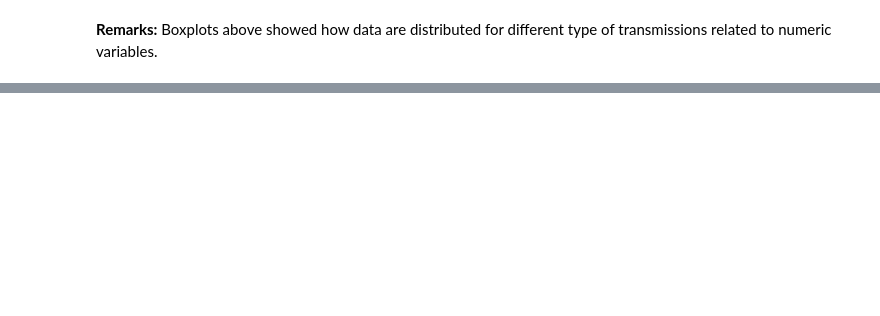
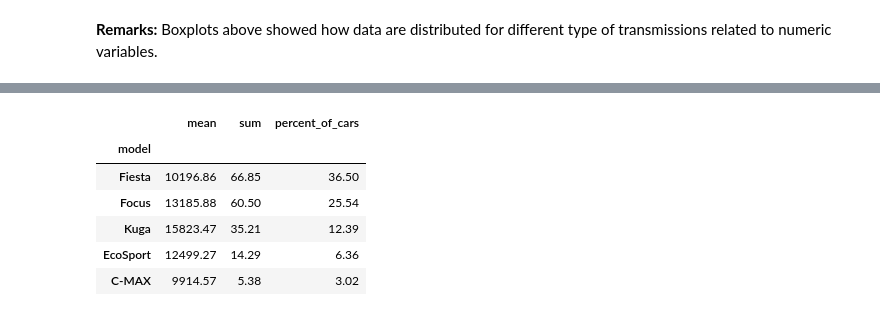
Before and after one commit to mdsaifulislam165/ford_used_car_analysis, a Jupyter notebook: ford_used_car_EDA.ipynb, the cells around one changed output, grey strips where cells are left out. Saved outputs shown, nothing was run; the diff lists cells and outputs as text; code cells hidden in the pictures; blank space fills up the shorter version.

```diff
--- a/ford_used_car_EDA.ipynb
+++ b/ford_used_car_EDA.ipynb
@@ -579,0 +584,5 @@ plt.show()
+# %%
+# Data Aggregation
+df_agg_model = df.groupby('model')['price'].agg(['count', 'mean', 'sum'])
+
+display(df_agg_model)
@@ -579,0 +608,26 @@ plt.show()
+# %%
+#Data preprocessing before visualization
+# sort the dataframe based on the column 'count'
+df_agg_model = df_agg_model.sort_values(by='count', ascending=False)
+
+# create a new column percentage of the cars in each model
+df_agg_model['percent_of_cars'] = (df_agg_model['count']/df_agg_model['count'].sum())*100
+
+# convert the 'sum' column in millions
+df_agg_model['sum'] = df_agg_model['sum']/1000000
+
+# keep up to two decimal points
+df_agg_model = df_agg_model.round(2)
+
+# remove the 'count' column
+df_agg_model = df_agg_model.drop('count', axis=1)
+
+display(df_agg_model.head())
+# %% [output]
+|  | mean | sum | percent_of_cars |
+| model |  |  |  |
+| Fiesta | 10196.86 | 66.85 | 36.50 |
+| Focus | 13185.88 | 60.50 | 25.54 |
+| Kuga | 15823.47 | 35.21 | 12.39 |
+| EcoSport | 12499.27 | 14.29 | 6.36 |
+| C-MAX | 9914.57 | 5.38 | 3.02 |
```
Also changed, not shown: parts of 29 cells of this notebook.
